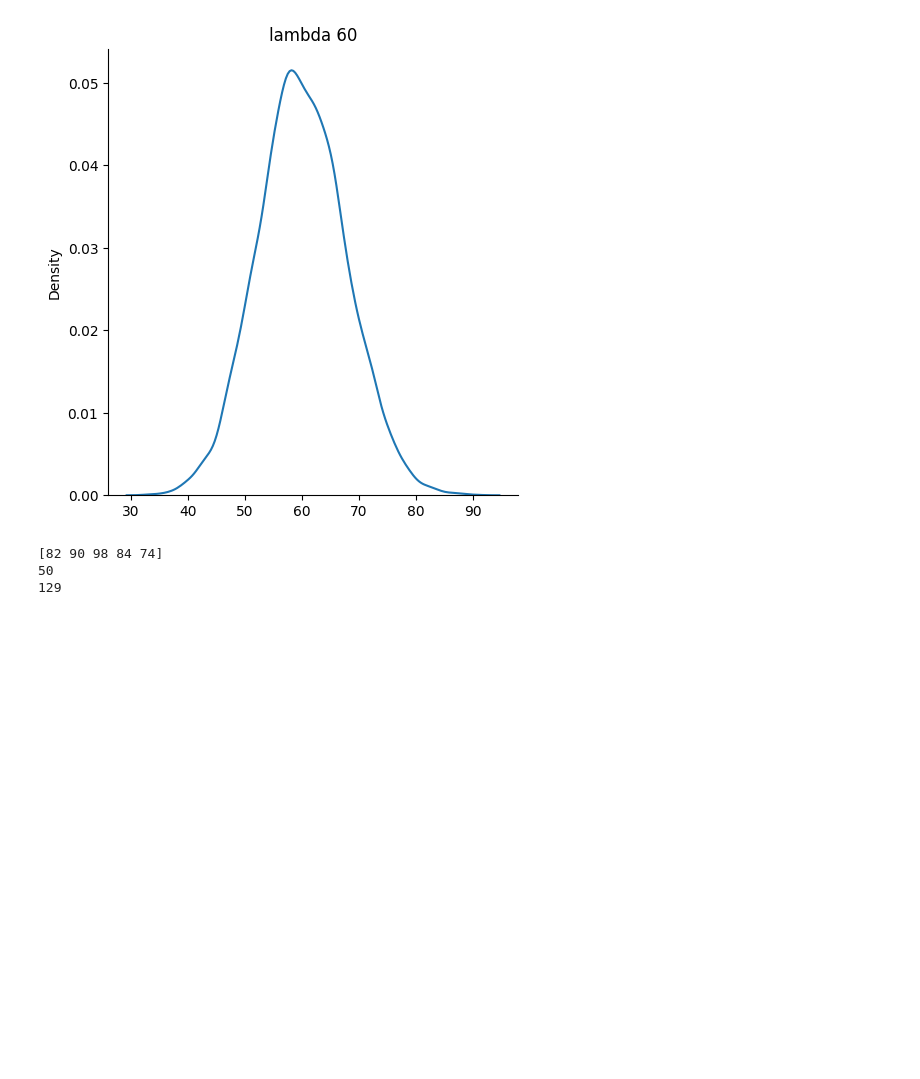
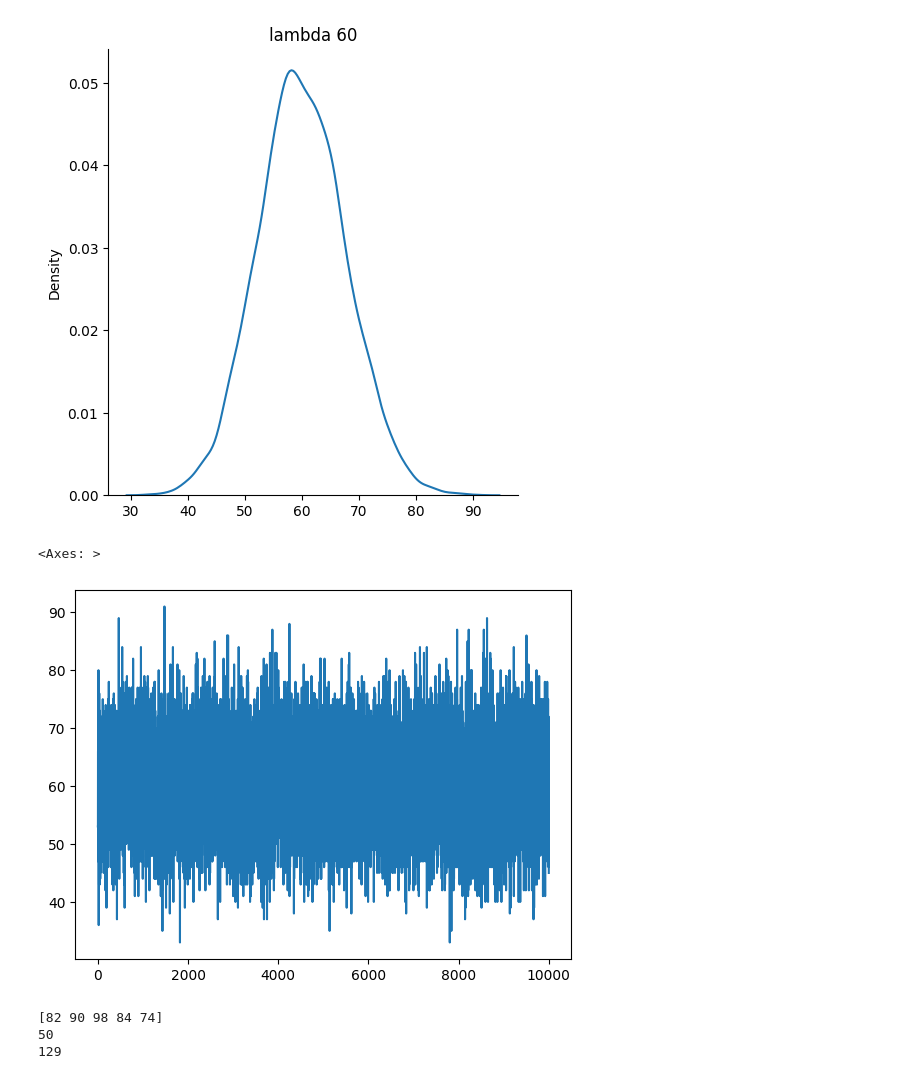
Before and after one commit to tabjun/Anomaly-Detection, a Jupyter notebook: simulation/poisson_generation.ipynb, the cells around one changed output. Saved outputs shown, nothing was run; the diff lists cells and outputs as text; code cells hidden in the pictures; blank space fills up the shorter version.

```diff
--- a/simulation/poisson_generation.ipynb
+++ b/simulation/poisson_generation.ipynb
@@ -51,6 +64,11 @@ plt.title('lambda 60')
 91
 Text(0.5, 1.0, 'lambda 60')
 [figure]
+# %%
+pd.Series(data_60).plot()
+# %% [output]
+<Axes: >
+[figure, added]
 # %%
 np.random.seed(5)
 
```
Also changed, not shown: parts of 25 cells of this notebook.
